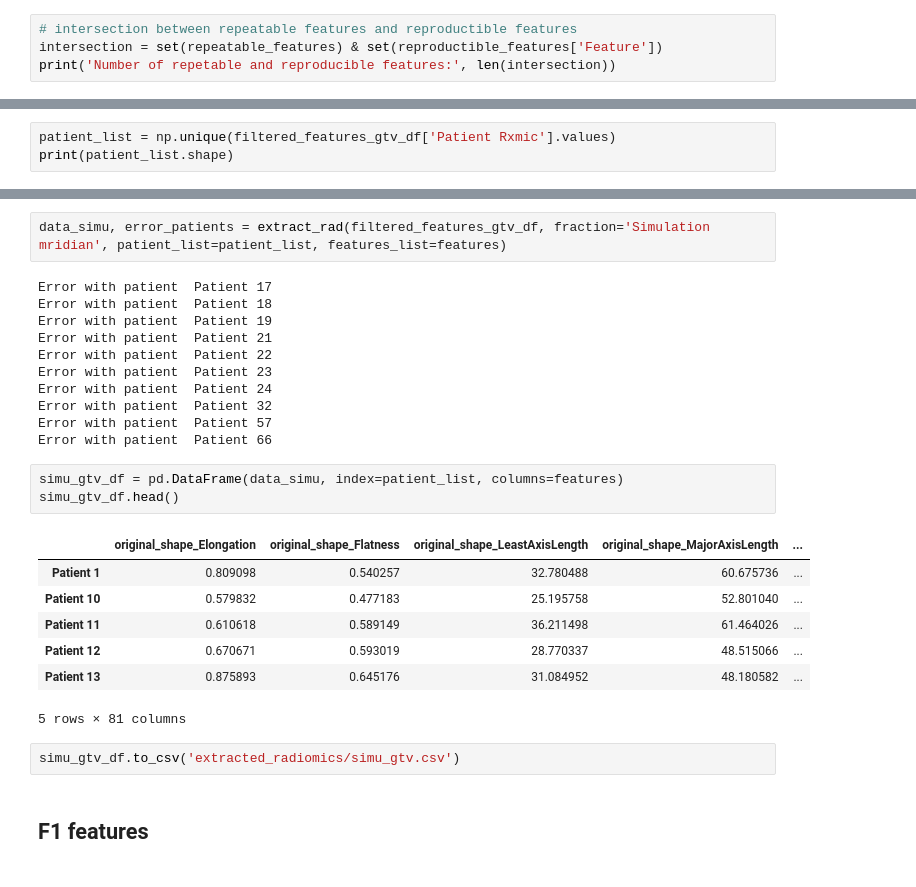
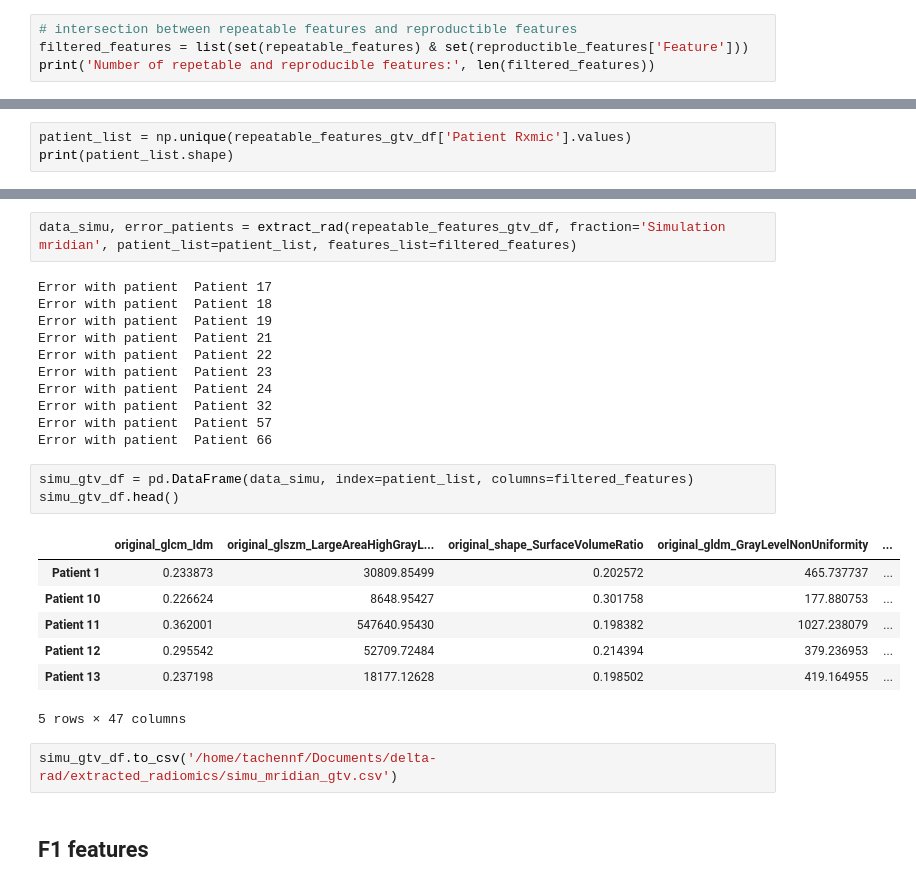
Before and after one commit to ftach/delta-rad, a Jupyter notebook: rad_comparison/radiomics_csv_extract.ipynb, the cells around one changed output, grey strips where cells are left out. Saved outputs shown, nothing was run; the diff lists cells and outputs as text.

Commit message:
modified feature filtration, now use icc table too

```diff
--- a/rad_comparison/radiomics_csv_extract.ipynb
+++ b/rad_comparison/radiomics_csv_extract.ipynb
@@ -76,8 +74,8 @@ Number of reproductible features (with ICC > 0.75 ) : 58
 ## Repeatable and reproducible features
 # %%
 # intersection between repeatable features and reproductible features
-intersection = set(repeatable_features) & set(reproductible_features['Feature'])
-print('Number of repetable and reproducible features:', len(intersection))
+filtered_features = list(set(repeatable_features) & set(reproductible_features['Feature']))
+print('Number of repetable and reproducible features:', len(filtered_features))
 # %% [output]
 Number of repetable and reproducible features: 47
 # %%
@@ -134,7 +152,7 @@ dtype: object
 # %% [markdown]
 ## Get patient list
 # %%
-patient_list = np.unique(filtered_features_gtv_df['Patient Rxmic'].values)
+patient_list = np.unique(repeatable_features_gtv_df['Patient Rxmic'].values)
 print(patient_list.shape)
 # %% [output]
 (83,)
@@ -192,7 +183,7 @@ def extract_rad(extracted_feat_df, fraction: str, patient_list: list, features_l
 # %% [markdown]
 ## Simu features
 # %%
-data_simu, error_patients = extract_rad(filtered_features_gtv_df, fraction='Simulation mridian', patient_list=patient_list, features_list=features)
+data_simu, error_patients = extract_rad(repeatable_features_gtv_df, fraction='Simulation mridian', patient_list=patient_list, features_list=filtered_features)
 # %% [output]
 Error with patient  Patient 17
 Error with patient  Patient 18
@@ -205,18 +196,18 @@ Error with patient  Patient 32
 Error with patient  Patient 57
 Error with patient  Patient 66
 # %%
-simu_gtv_df = pd.DataFrame(data_simu, index=patient_list, columns=features)
+simu_gtv_df = pd.DataFrame(data_simu, index=patient_list, columns=filtered_features)
 simu_gtv_df.head()
 # %% [output]
-|  | original_shape_Elongation | original_shape_Flatness | original_shape_LeastAxisLength | original_shape_MajorAxisLength | ... |
-| Patient 1 | 0.809098 | 0.540257 | 32.780488 | 60.675736 | ... |
-| Patient 10 | 0.579832 | 0.477183 | 25.195758 | 52.801040 | ... |
-| Patient 11 | 0.610618 | 0.589149 | 36.211498 | 61.464026 | ... |
-| Patient 12 | 0.670671 | 0.593019 | 28.770337 | 48.515066 | ... |
-| Patient 13 | 0.875893 | 0.645176 | 31.084952 | 48.180582 | ... |
+|  | original_glcm_Idm | original_glszm_LargeAreaHighGrayL... | original_shape_SurfaceVolumeRatio | original_gldm_GrayLevelNonUniformity | ... |
+| Patient 1 | 0.233873 | 30809.85499 | 0.202572 | 465.737737 | ... |
+| Patient 10 | 0.226624 | 8648.95427 | 0.301758 | 177.880753 | ... |
+| Patient 11 | 0.362001 | 547640.95430 | 0.198382 | 1027.238079 | ... |
+| Patient 12 | 0.295542 | 52709.72484 | 0.214394 | 379.236953 | ... |
+| Patient 13 | 0.237198 | 18177.12628 | 0.198502 | 419.164955 | ... |
-5 rows × 81 columns
+5 rows × 47 columns
 # %%
-simu_gtv_df.to_csv('extracted_radiomics/simu_gtv.csv')
+simu_gtv_df.to_csv('/home/tachennf/Documents/delta-rad/extracted_radiomics/simu_mridian_gtv.csv')
 # %% [markdown]
 ## F1 features
 # %%
```
Also changed, not shown: parts of 38 cells of this notebook, 7 other files.
